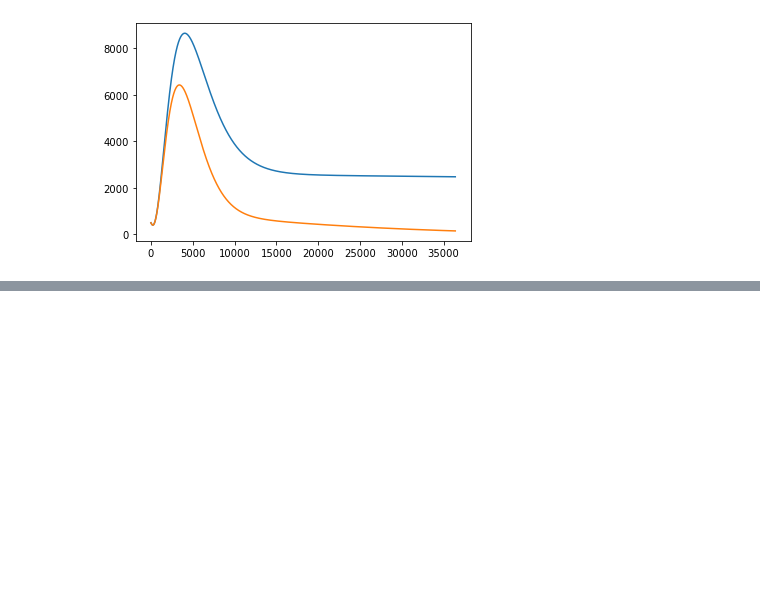
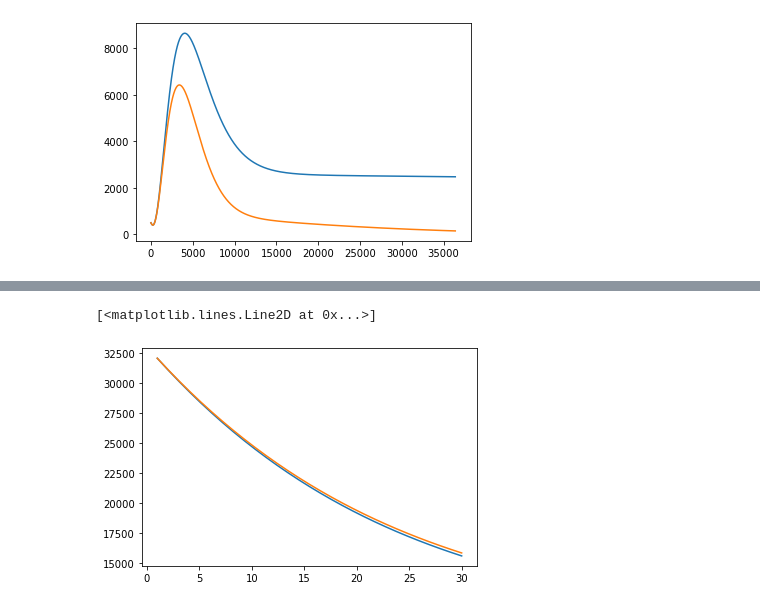
Before and after one commit to apasunuri/Vaccine-Distribution, a Jupyter notebook: models/Refactored SEIR.ipynb, the cells around one changed output, grey strips where cells are left out. Cells and saved outputs as stored; diff of their text form; code cells hidden in the pictures; blank space fills up the shorter version.

```diff
--- a/models/Refactored SEIR.ipynb
+++ b/models/Refactored SEIR.ipynb
@@ -121,0 +419,11 @@ plt.plot(yy1[5])
+# %%
+suffolk_model = getSeir(xS, 1, 30, suffolk_m, 29)
+suffolk_real = getSeir(xS, 1, 30, 19299, 127)
+SsM = suffolk_model[:,0]; EsM = suffolk_model[:,1]; IasM = suffolk_model[:, 2]; IssM = suffolk_model[:, 3]; RsM = suffolk_model[:, 4]; PsM = suffolk_model[:, 5];
+SsR = suffolk_real[:,0]; EsR = suffolk_real[:,1]; IasR = suffolk_real[:, 2]; IssR = suffolk_real[:, 3]; RsR = suffolk_real[:, 4]; PsR = suffolk_real[:, 5];
+# %%
+plt.plot(t, SsM)
+plt.plot(t, SsR)
+# %% [output]
+[<matplotlib.lines.Line2D at 0x...>]
+[figure, added]
```
Also changed, not shown: parts of 79 cells of this notebook, 32 other files.
